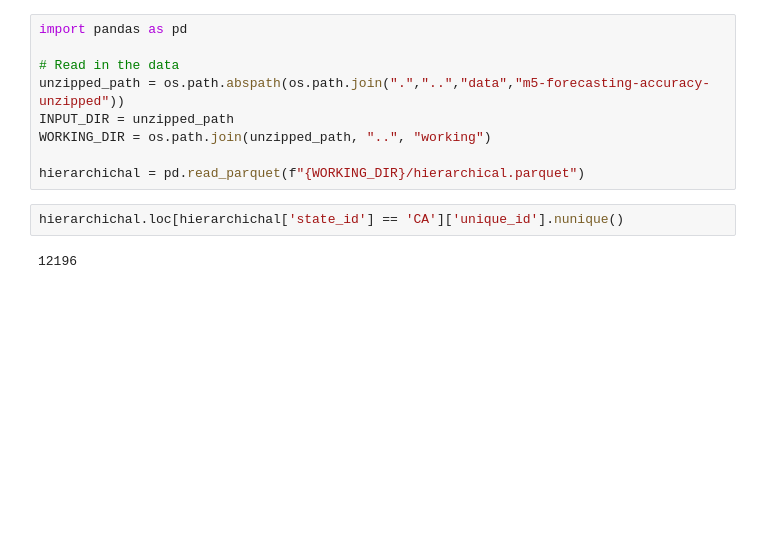
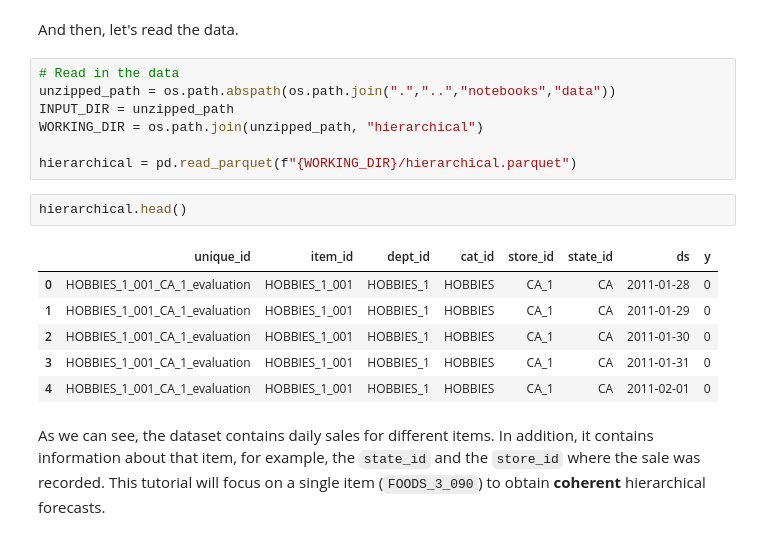
Before and after one commit to kvnkho/pydata-timeseries-forecasting, a Jupyter notebook: notebooks/04-hierarchichal_forecasting.ipynb, the cells around one changed output. Cells and saved outputs as stored; diff of their text form; blank space fills up the shorter version.

Commit message:
feat: add hierarchical forecasting nb

```diff
--- a/notebooks/04-hierarchichal_forecasting.ipynb
+++ b/notebooks/04-hierarchichal_forecasting.ipynb
@@ -20,13 +51,20 @@ INFO:datasetsforecast.utils:Successfully decompressed data/hierarchical/datasets
+# %% [markdown]
+And then, let's read the data.
 # %%
-import pandas as pd
+# Read in the data
+unzipped_path = os.path.abspath(os.path.join(".","..","notebooks","data"))
+INPUT_DIR = unzipped_path
+WORKING_DIR = os.path.join(unzipped_path, "hierarchical")
 
-# Read in the data
-unzipped_path = os.path.abspath(os.path.join(".","..","data","m5-forecasting-accuracy-unzipped"))
-INPUT_DIR = unzipped_path
-WORKING_DIR = os.path.join(unzipped_path, "..", "working")
-
-hierarchichal = pd.read_parquet(f"{WORKING_DIR}/hierarchical.parquet")
+hierarchical = pd.read_parquet(f"{WORKING_DIR}/hierarchical.parquet")
-# %%
-hierarchichal.loc[hierarchichal['state_id'] == 'CA']['unique_id'].nunique()
-# %% [output]
-12196
+# %%
+hierarchical.head()
+# %% [output]
+|  | unique_id | item_id | dept_id | cat_id | store_id | state_id | ds | y |
+| 0 | HOBBIES_1_001_CA_1_evaluation | HOBBIES_1_001 | HOBBIES_1 | HOBBIES | CA_1 | CA | 2011-01-28 | 0 |
+| 1 | HOBBIES_1_001_CA_1_evaluation | HOBBIES_1_001 | HOBBIES_1 | HOBBIES | CA_1 | CA | 2011-01-29 | 0 |
+| 2 | HOBBIES_1_001_CA_1_evaluation | HOBBIES_1_001 | HOBBIES_1 | HOBBIES | CA_1 | CA | 2011-01-30 | 0 |
+| 3 | HOBBIES_1_001_CA_1_evaluation | HOBBIES_1_001 | HOBBIES_1 | HOBBIES | CA_1 | CA | 2011-01-31 | 0 |
+| 4 | HOBBIES_1_001_CA_1_evaluation | HOBBIES_1_001 | HOBBIES_1 | HOBBIES | CA_1 | CA | 2011-02-01 | 0 |
+# %% [markdown]
+As we can see, the dataset contains daily sales for different items. In addition, it contains information about that item, for example, the `state_id` and the `store_id` where the sale was recorded. This tutorial will focus on a single item (`FOODS_3_090`) to obtain **coherent** hierarchical forecasts.
```
Also changed, not shown: parts of 65 cells of this notebook.
